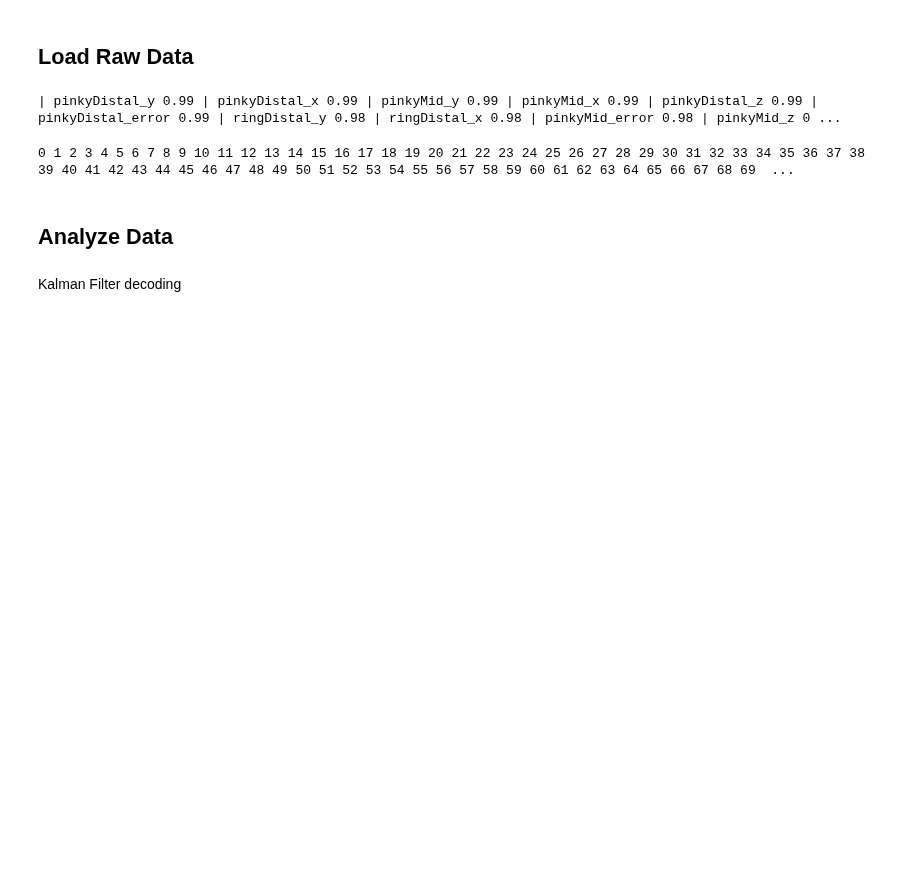
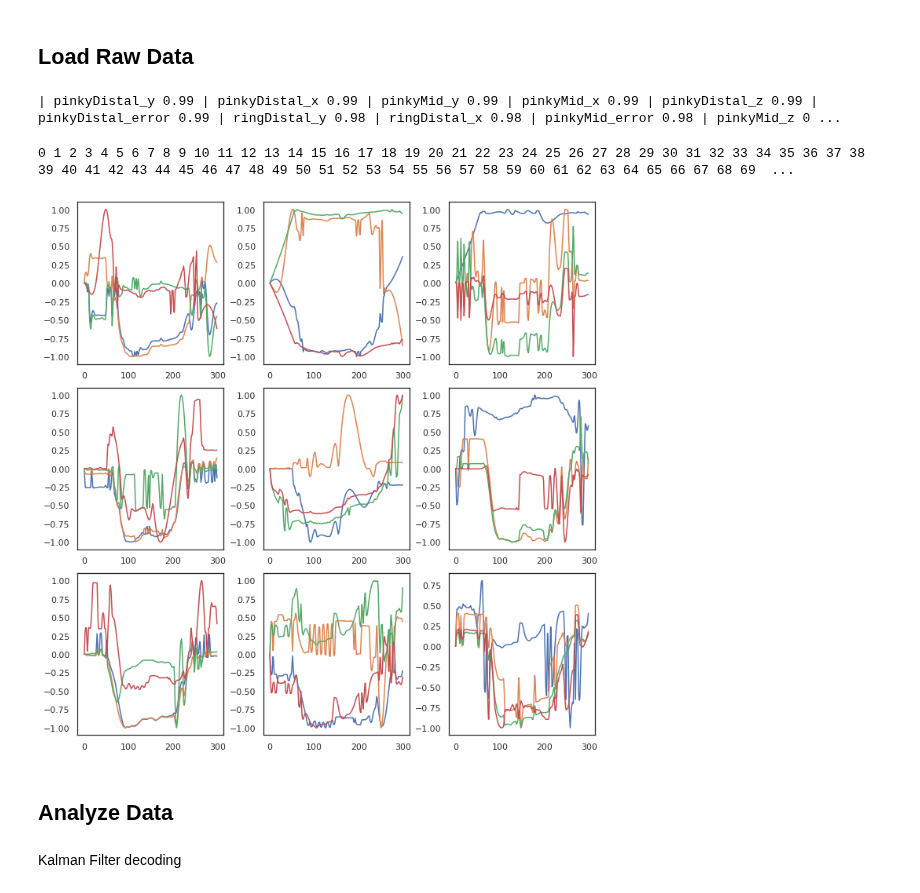
Before and after one commit to ntolley/SEE_decoding, a Jupyter notebook: notebooks/make_SEE_dataframes.ipynb, the cells around one changed output. Cells and saved outputs as stored; diff of their text form; code cells hidden in the pictures; blank space fills up the shorter version.

```diff
--- a/notebooks/make_SEE_dataframes.ipynb
+++ b/notebooks/make_SEE_dataframes.ipynb
@@ -105,29 +107,21 @@ marker_names_stripped = cam_df.columns[score_mask].str.split('_').str[:-1].str.j
 marker_pos_names = list()
 for mrk_name in marker_names_stripped:
     # Separate likelihood and position data for
-    mrk_score_mask = np.logical_and(cam_df.columns.str.contains(pat=mrk_name),
-                                    np.logical_or(cam_df.columns.str.contains(pat='error'),
-                                                  cam_df.columns.str.contains(pat='likelihood')))
     mrk_pos_mask = np.logical_and(cam_df.columns.str.contains(pat=mrk_name),
                                     np.logical_or.reduce((cam_df.columns.str.contains(pat='_x'),
                                                           cam_df.columns.str.contains(pat='_y'),
-                                                          cam_df.columns.str.contains(pat='_z'))))
+                                                          cam_df.columns.str.contains(pat='_z')
+                                                          )))
     # There should only be 1 likelihood variable, and 2 or 3 position variables
-    assert np.sum(mrk_score_mask) == 1
-    assert np.sum(mrk_pos_mask) == 2 or np.sum(mrk_pos_mask) == 3
-    mrk_score_name = cam_df.columns[mrk_score_mask].values[0]
+    #assert np.sum(mrk_pos_mask) == 2 or np.sum(mrk_pos_mask) == 3
     pos_name_list = cam_df.columns[mrk_pos_mask].values.tolist()
     marker_pos_names.extend(pos_name_list)
 
-    score_data = cam_df[mrk_score_name].values
-    threshold_mask = score_data < score_threshold
 
-    # Set position data values to zero if likelihood below threshold
     for pos_name in pos_name_list:
         pos_data = cam_df[pos_name]
 
         # Remove nans (need to test with interpolation)
-        pos_data[threshold_mask] = 0.0
         pos_data = np.nan_to_num(pos_data, copy=True, nan=0.0)
 
         # Update dataframe
@@ -314,6 +308,21 @@ kinematic_df = pd.DataFrame(kinematic_dict)
 metadata={'kinematic_metadata':kinematic_metadata, 'neural_metadata':neural_metadata, 'num_trials':num_events, 'kernel_halfwidth':kernel_halfwidth}
 # %% [output]
 0 1 2 3 4 5 6 7 8 9 10 11 12 13 14 15 16 17 18 19 20 21 22 23 24 25 26 27 28 29 30 31 32 33 34 35 36 37 38 39 40 41 42 43 44 45 46 47 48 49 50 51 52 53 54 55 56 57 58 59 60 61 62 63 64 65 66 67 68 69  ...
+# %%
+carpal_df = kinematic_df[kinematic_df['name'].str.match(pat='carpal')]
+#carpal_df['posData'] = carpal_df['posData'].map(partial(smooth_waveform, window_len=10, sfreq=100))
+# %%
+plt.figure(figsize=(10,10))
+for idx in range(9):
+    pidx = (idx * 4) + 60
+    plt.subplot(3,3,idx+1)
+    for line_idx in range(4):
+        plot_data = carpal_df['posData'].values[pidx + line_idx]
+        plt.plot((plot_data - plot_data[0]) / np.max(np.abs(plot_data - plot_data[0])))
+
+plt.tight_layout()
+# %% [output]
+[figure, added]
 # %%
 #Save DataFrames to temporary folder
 kinematic_df.to_pickle(fpath + 'kinematic_df.pkl')
```
Also changed, not shown: parts of 1 cell of this notebook, 2 other files.
